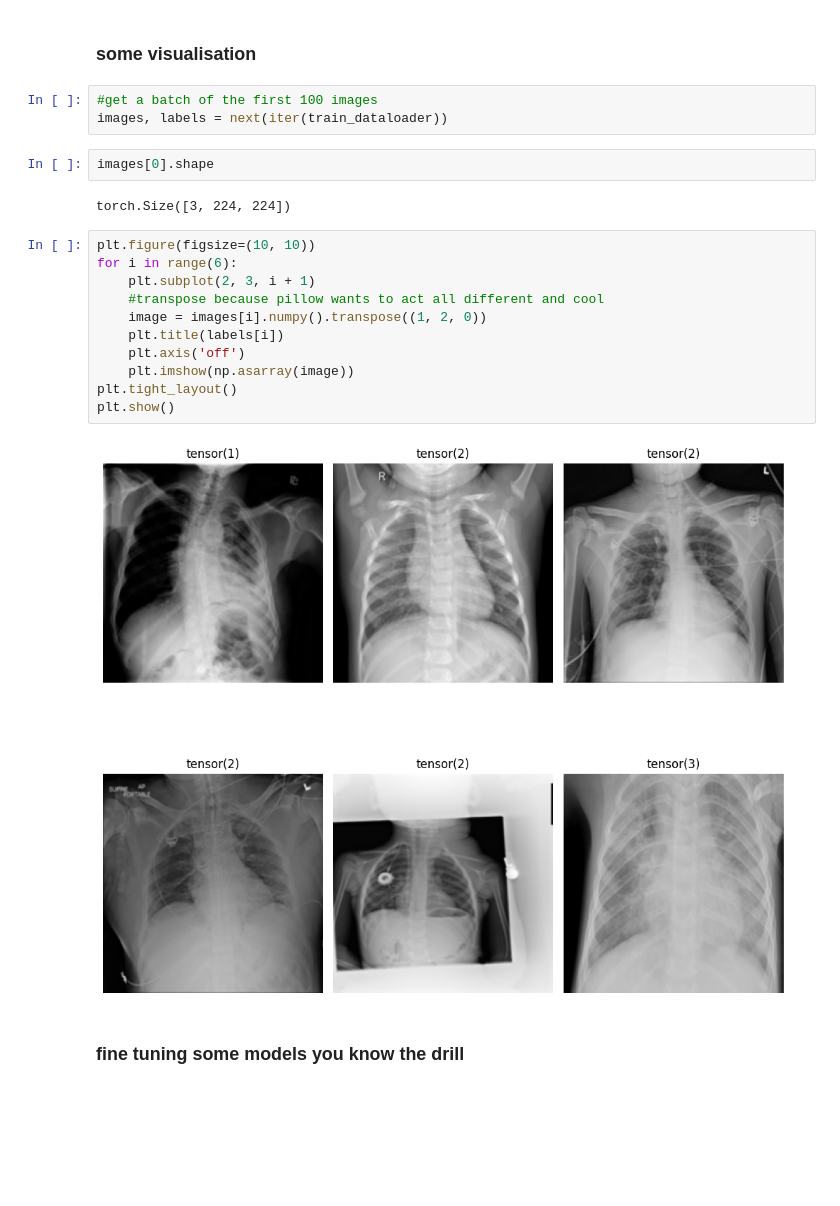
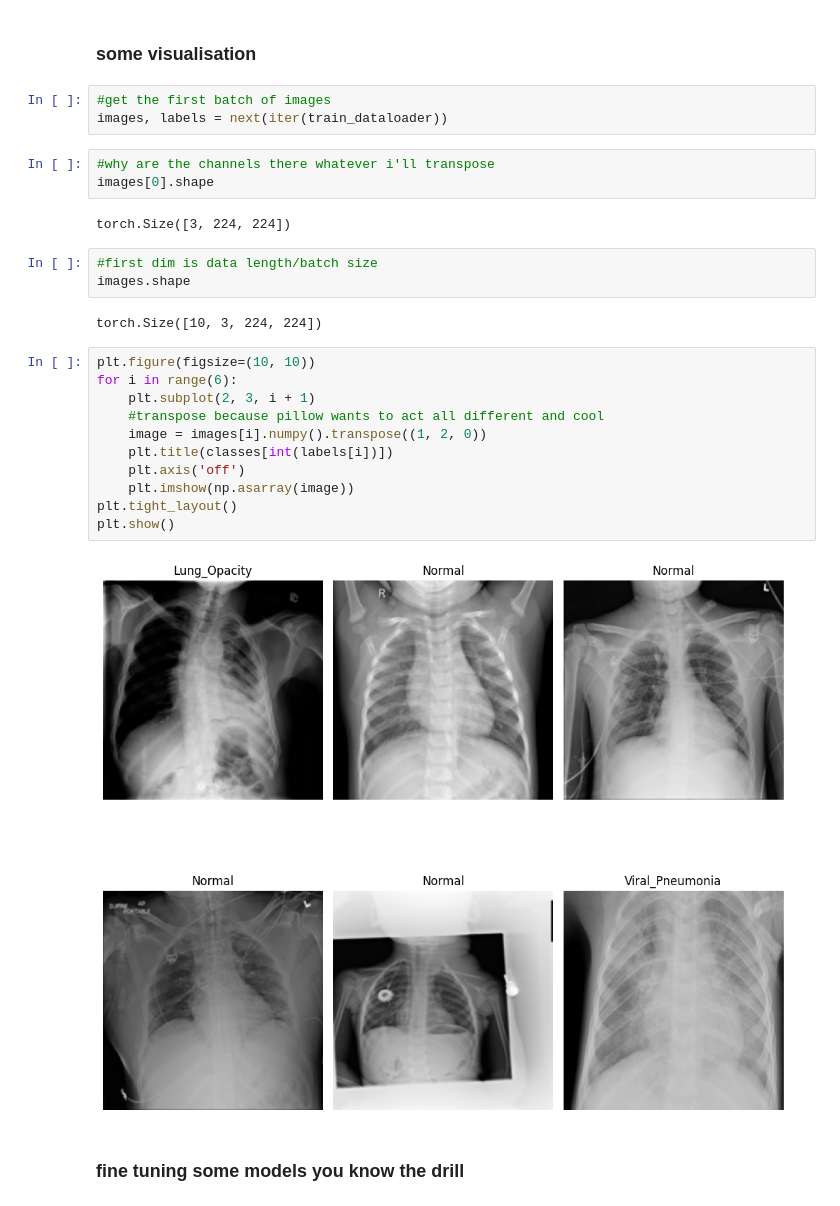
Before and after one commit to Amen-Haj-Brahim/COVID-19-XRAY-CNN, a Jupyter notebook: full_notebook.ipynb, the cells around one changed output. Saved outputs shown, nothing was run; the diff lists cells and outputs as text; blank space fills up the shorter version.

Commit message:
lord forgive me for this giant commit i added the option to do fine tuning or transfer learning and some metrics visualisation and stuff

```diff
--- a/full_notebook.ipynb
+++ b/full_notebook.ipynb
@@ -73,25 +74,31 @@ test_dataloader = DataLoader(test_subset, batch_size=batch_size)
 # %% [markdown]
 ### some visualisation
 # %%
-#get a batch of the first 100 images
+#get the first batch of images
 images, labels = next(iter(train_dataloader))
-# %%
-images[0].shape
-# %% [output]
-torch.Size([3, 224, 224])
+# %%
+#why are the channels there whatever i'll transpose
+images[0].shape
+# %% [output]
+torch.Size([3, 224, 224])
+# %%
+#first dim is data length/batch size
+images.shape
+# %% [output]
+torch.Size([10, 3, 224, 224])
 # %%
 plt.figure(figsize=(10, 10))
 for i in range(6):
     plt.subplot(2, 3, i + 1)
     #transpose because pillow wants to act all different and cool
     image = images[i].numpy().transpose((1, 2, 0))
-    plt.title(labels[i])
+    plt.title(classes[int(labels[i])])
     plt.axis('off')
     plt.imshow(np.asarray(image))
 plt.tight_layout()
 plt.show()
 # %% [output]
-[figure, old version]
+[figure, new version]
 # %% [markdown]
 ### fine tuning some models you know the drill
 # %%
```
Also changed, not shown: parts of 21 cells of this notebook.
